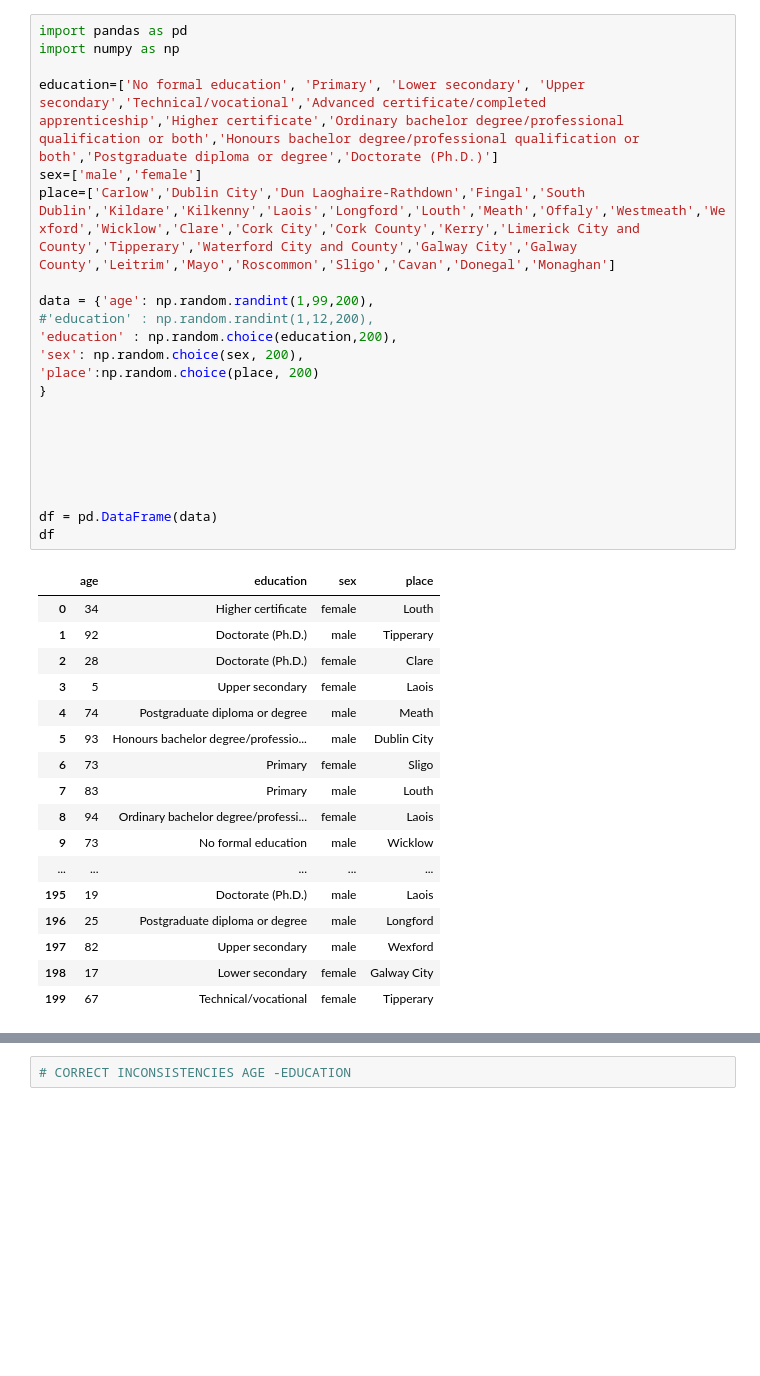
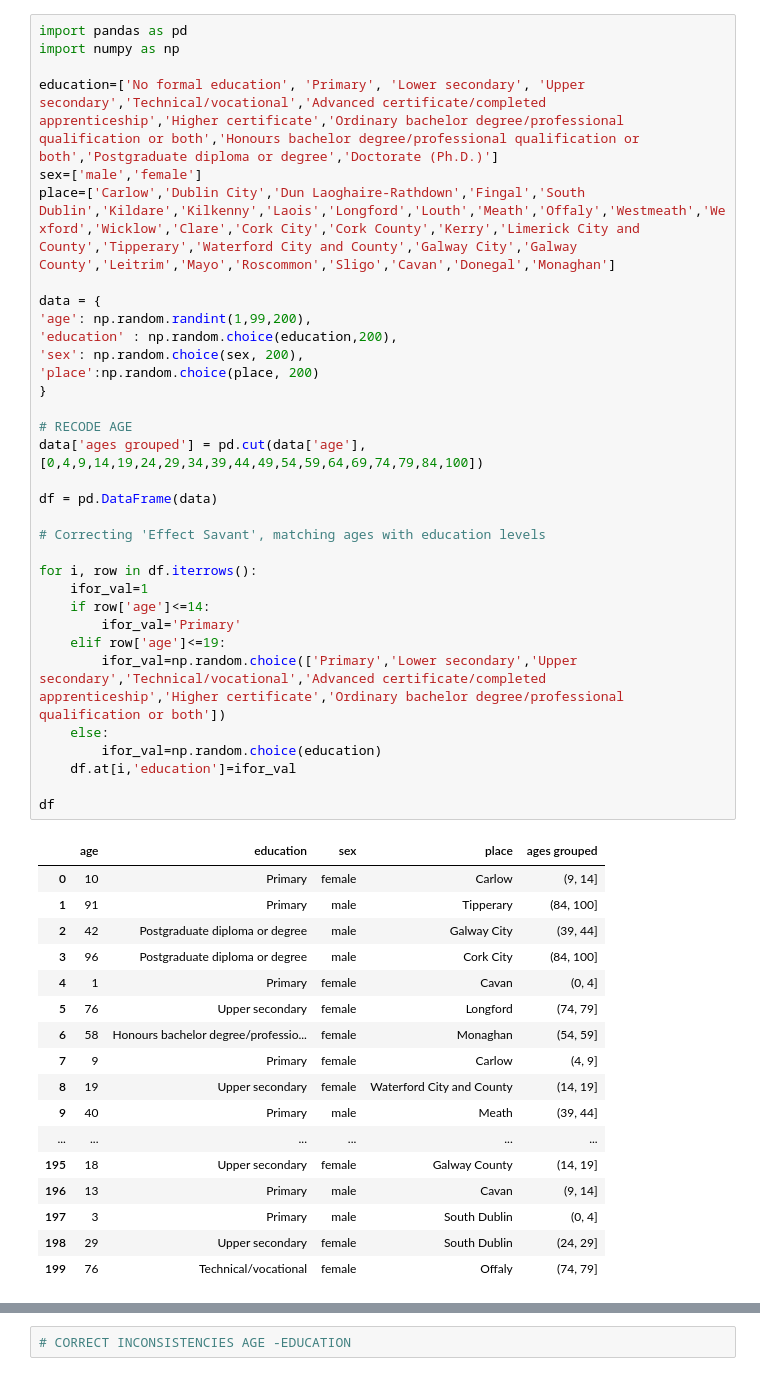
Before and after one commit to Luis-Navarro/Programming-for-Data-Analysis-Project, a Jupyter notebook: Irish speaking population.ipynb, the cells around one changed output, grey strips where cells are left out. Cells and saved outputs as stored; diff of their text form; blank space fills up the shorter version.

Commit message:
updated notebook
Recoded ages and Education level corrected by ages

```diff
--- a/Irish speaking population.ipynb
+++ b/Irish speaking population.ipynb
@@ -17,40 +17,51 @@ Some corrections need to be implemented to avoid inconsistencies, such as the be
 # %%
 import pandas as pd
 import numpy as np
 
 education=['No formal education', 'Primary', 'Lower secondary', 'Upper secondary','Technical/vocational','Advanced certificate/completed apprenticeship','Higher certificate','Ordinary bachelor degree/professional qualification or both','Honours bachelor degree/professional qualification or both','Postgraduate diploma or degree','Doctorate (Ph.D.)']
 sex=['male','female']
 place=['Carlow','Dublin City','Dun Laoghaire-Rathdown','Fingal','South Dublin','Kildare','Kilkenny','Laois','Longford','Louth','Meath','Offaly','Westmeath','Wexford','Wicklow','Clare','Cork City','Cork County','Kerry','Limerick City and County','Tipperary','Waterford City and County','Galway City','Galway County','Leitrim','Mayo','Roscommon','Sligo','Cavan','Donegal','Monaghan']
 
-data = {'age': np.random.randint(1,99,200),
-#'education' : np.random.randint(1,12,200),
+data = {
+'age': np.random.randint(1,99,200),
 'education' : np.random.choice(education,200),
 'sex': np.random.choice(sex, 200),
 'place':np.random.choice(place, 200)
 }
 
-
-
-
-
+# RECODE AGE
+data['ages grouped'] = pd.cut(data['age'], [0,4,9,14,19,24,29,34,39,44,49,54,59,64,69,74,79,84,100])
 
 df = pd.DataFrame(data)
+
+# Correcting 'Effect Savant', matching ages with education levels
+
+for i, row in df.iterrows():
+    ifor_val=1
+    if row['age']<=14:
+        ifor_val='Primary'
+    elif row['age']<=19:
+        ifor_val=np.random.choice(['Primary','Lower secondary','Upper secondary','Technical/vocational','Advanced certificate/completed apprenticeship','Higher certificate','Ordinary bachelor degree/professional qualification or both'])
+    else:
+        ifor_val=np.random.choice(education)
+    df.at[i,'education']=ifor_val
+
 df
 # %% [output]
-|  | age | education | sex | place |
-| 0 | 34 | Higher certificate | female | Louth |
-| 1 | 92 | Doctorate (Ph.D.) | male | Tipperary |
-| 2 | 28 | Doctorate (Ph.D.) | female | Clare |
-| 3 | 5 | Upper secondary | female | Laois |
-| 4 | 74 | Postgraduate diploma or degree | male | Meath |
-| 5 | 93 | Honours bachelor degree/professio... | male | Dublin City |
-| 6 | 73 | Primary | female | Sligo |
-| 7 | 83 | Primary | male | Louth |
-| 8 | 94 | Ordinary bachelor degree/professi... | female | Laois |
-| 9 | 73 | No formal education | male | Wicklow |
-| ... | ... | ... | ... | ... |
-| 195 | 19 | Doctorate (Ph.D.) | male | Laois |
-| 196 | 25 | Postgraduate diploma or degree | male | Longford |
-| 197 | 82 | Upper secondary | male | Wexford |
-| 198 | 17 | Lower secondary | female | Galway City |
-| 199 | 67 | Technical/vocational | female | Tipperary |
+|  | age | education | sex | place | ages grouped |
+| 0 | 10 | Primary | female | Carlow | (9, 14] |
+| 1 | 91 | Primary | male | Tipperary | (84, 100] |
+| 2 | 42 | Postgraduate diploma or degree | male | Galway City | (39, 44] |
+| 3 | 96 | Postgraduate diploma or degree | male | Cork City | (84, 100] |
+| 4 | 1 | Primary | female | Cavan | (0, 4] |
+| 5 | 76 | Upper secondary | female | Longford | (74, 79] |
+| 6 | 58 | Honours bachelor degree/professio... | female | Monaghan | (54, 59] |
+| 7 | 9 | Primary | female | Carlow | (4, 9] |
+| 8 | 19 | Upper secondary | female | Waterford City and County | (14, 19] |
+| 9 | 40 | Primary | male | Meath | (39, 44] |
+| ... | ... | ... | ... | ... | ... |
+| 195 | 18 | Upper secondary | female | Galway County | (14, 19] |
+| 196 | 13 | Primary | male | Cavan | (9, 14] |
+| 197 | 3 | Primary | male | South Dublin | (0, 4] |
+| 198 | 29 | Upper secondary | female | South Dublin | (24, 29] |
+| 199 | 76 | Technical/vocational | female | Offaly | (74, 79] |
```
Also changed, not shown: parts of 2 cells of this notebook.
